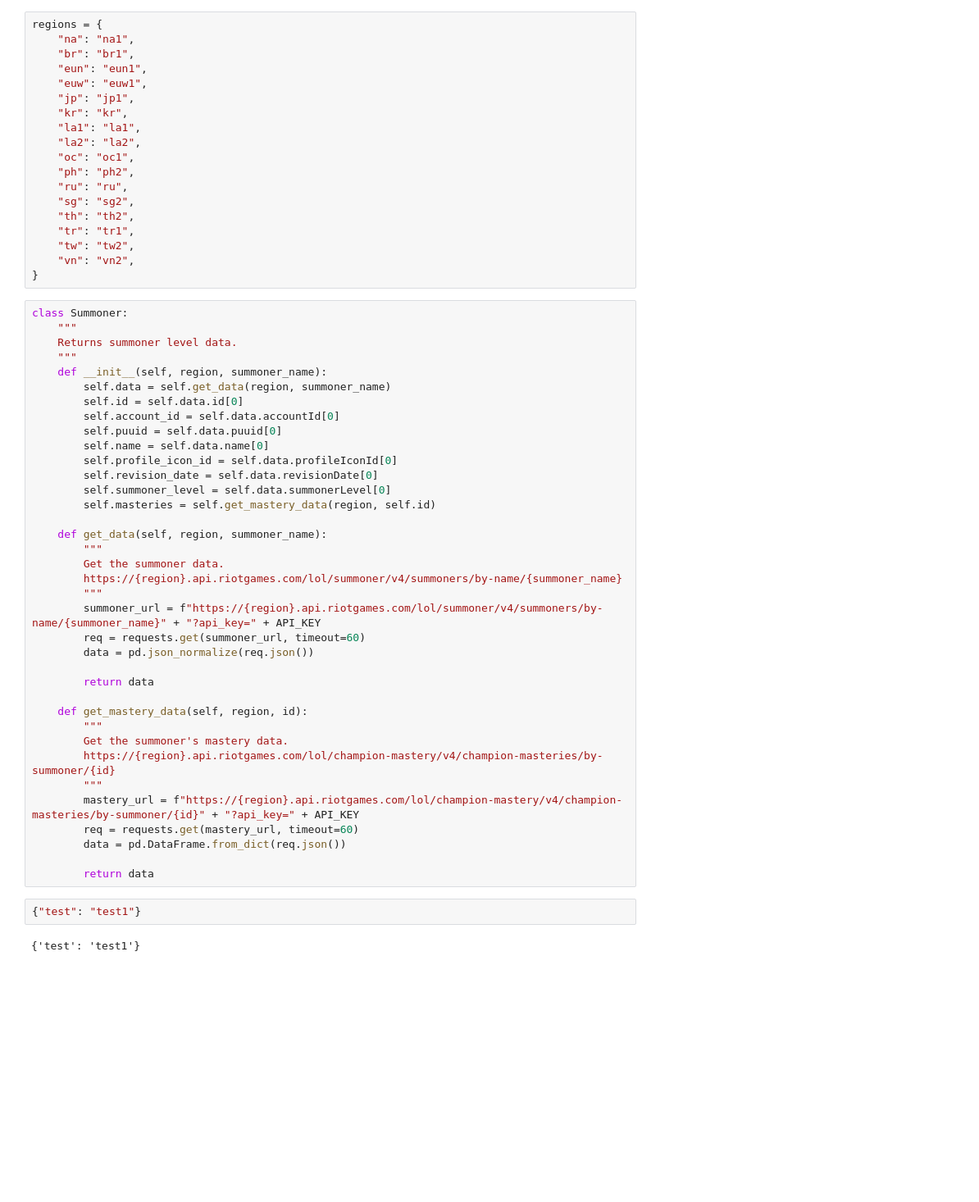
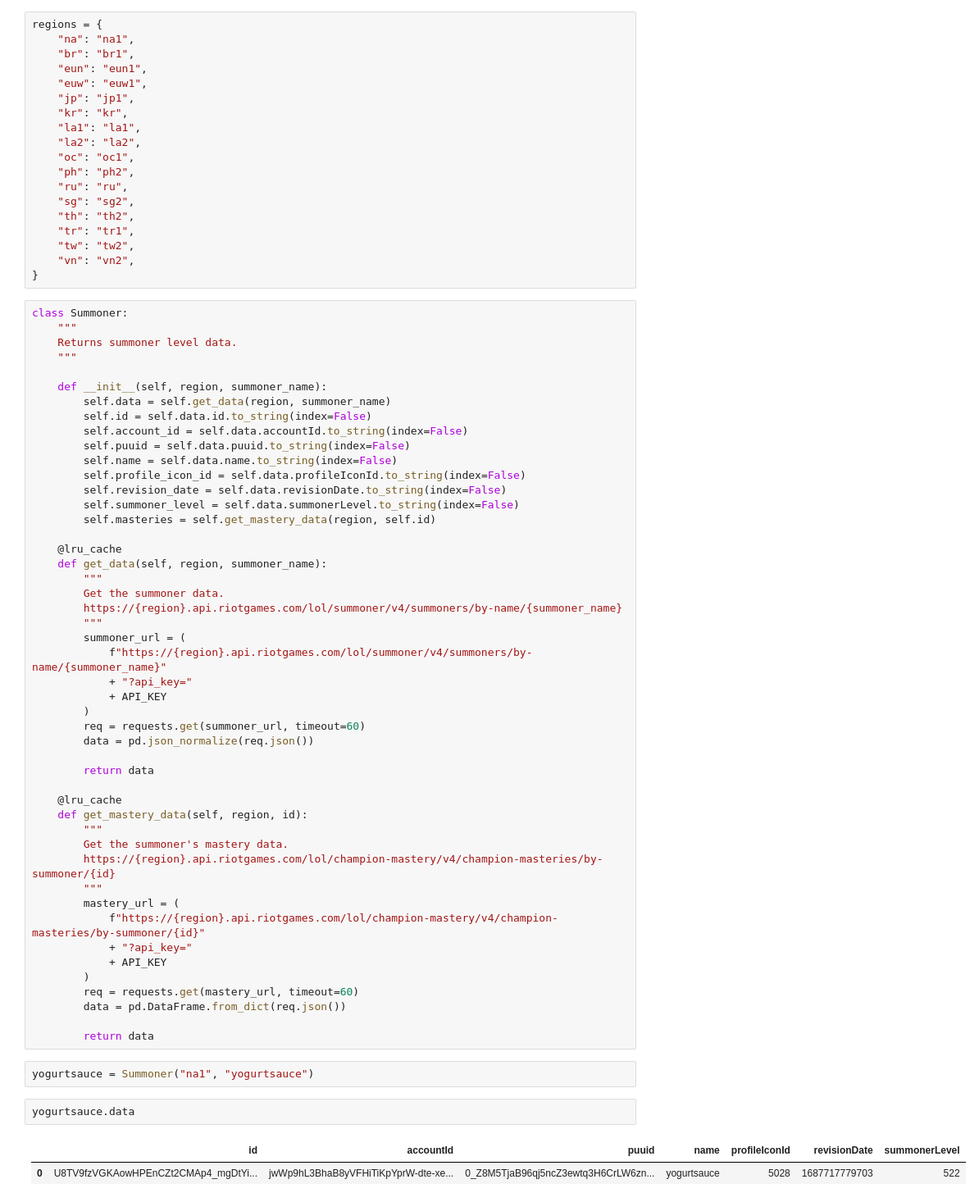
Before and after one commit to nicholasptran/league-information, a Jupyter notebook: notebooks/api.ipynb, the cells around one changed output. Shown: that part at 82% size. Cells and saved outputs as stored; diff of their text form; blank space fills up the shorter version.

```diff
--- a/notebooks/api.ipynb
+++ b/notebooks/api.ipynb
@@ -30,42 +32,56 @@ class Summoner:
     """
     Returns summoner level data.
     """
+
     def __init__(self, region, summoner_name):
         self.data = self.get_data(region, summoner_name)
-        self.id = self.data.id[0]
-        self.account_id = self.data.accountId[0]
-        self.puuid = self.data.puuid[0]
-        self.name = self.data.name[0]
-        self.profile_icon_id = self.data.profileIconId[0]
-        self.revision_date = self.data.revisionDate[0]
-        self.summoner_level = self.data.summonerLevel[0]
+        self.id = self.data.id.to_string(index=False)
+        self.account_id = self.data.accountId.to_string(index=False)
+        self.puuid = self.data.puuid.to_string(index=False)
+        self.name = self.data.name.to_string(index=False)
+        self.profile_icon_id = self.data.profileIconId.to_string(index=False)
+        self.revision_date = self.data.revisionDate.to_string(index=False)
+        self.summoner_level = self.data.summonerLevel.to_string(index=False)
         self.masteries = self.get_mastery_data(region, self.id)
 
+    @lru_cache
     def get_data(self, region, summoner_name):
         """
         Get the summoner data.
         https://{region}.api.riotgames.com/lol/summoner/v4/summoners/by-name/{summoner_name}
         """
-        summoner_url = f"https://{region}.api.riotgames.com/lol/summoner/v4/summoners/by-name/{summoner_name}" + "?api_key=" + API_KEY
+        summoner_url = (
+            f"https://{region}.api.riotgames.com/lol/summoner/v4/summoners/by-name/{summoner_name}"
+            + "?api_key="
+            + API_KEY
+        )
         req = requests.get(summoner_url, timeout=60)
         data = pd.json_normalize(req.json())
 
         return data
 
+    @lru_cache
     def get_mastery_data(self, region, id):
         """
         Get the summoner's mastery data.
         https://{region}.api.riotgames.com/lol/champion-mastery/v4/champion-masteries/by-summoner/{id}
         """
-        mastery_url = f"https://{region}.api.riotgames.com/lol/champion-mastery/v4/champion-masteries/by-summoner/{id}" + "?api_key=" + API_KEY
+        mastery_url = (
+            f"https://{region}.api.riotgames.com/lol/champion-mastery/v4/champion-masteries/by-summoner/{id}"
+            + "?api_key="
+            + API_KEY
+        )
         req = requests.get(mastery_url, timeout=60)
         data = pd.DataFrame.from_dict(req.json())
 
         return data
-# %%
-{"test": "test1"}
-# %% [output]
-{'test': 'test1'}
+# %%
+yogurtsauce = Summoner("na1", "yogurtsauce")
+# %%
+yogurtsauce.data
+# %% [output]
+|  | id | accountId | puuid | name | profileIconId | revisionDate | summonerLevel |
+| 0 | U8TV9fzVGKAowHPEnCZt2CMAp4_mgDtYi... | jwWp9hL3BhaB8yVFHiTiKpYprW-dte-xe... | 0_Z8M5TjaB96qj5ncZ3ewtq3H6CrLW6zn... | yogurtsauce | 5028 | 1687717779703 | 522 |
 # %%
 class League:
     """
```
Also changed, not shown: parts of 4 cells of this notebook, 3 other files.
